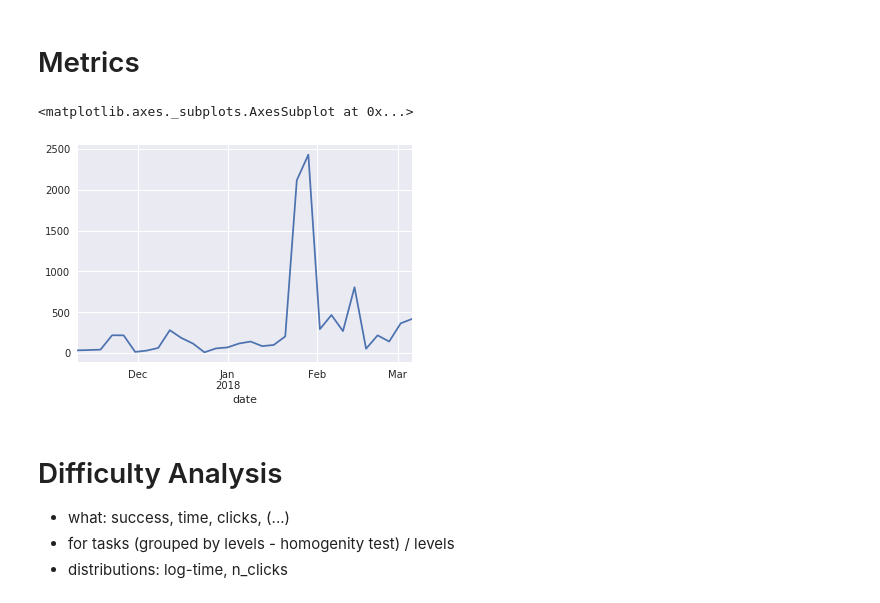
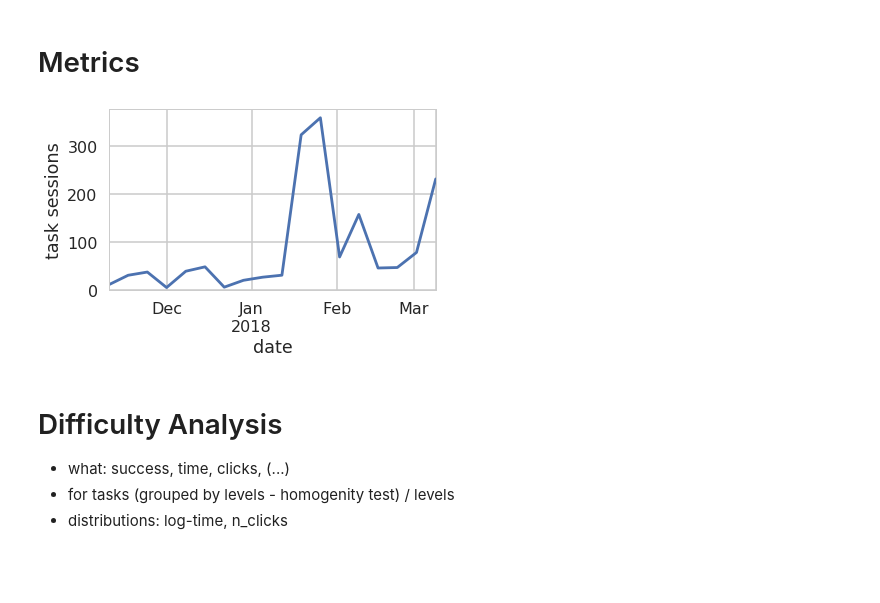
Before and after one commit to effa/flocs-thesis, a Jupyter notebook: analysis/descriptive-statistics.ipynb, the cells around one changed output. Saved outputs shown, nothing was run; the diff lists cells and outputs as text; code cells hidden in the pictures; blank space fills up the shorter version.

```diff
--- a/analysis/descriptive-statistics.ipynb
+++ b/analysis/descriptive-statistics.ipynb
@@ -131,11 +133,14 @@ metrics = pd.DataFrame(OrderedDict(
     solved_count=grouped_ts.solved.sum(),
 )).sort_index()
 metrics.index = pd.to_datetime(metrics.index)
-# %%
-metrics.solved_count.resample('4D').sum().plot()
-# %% [output]
-<matplotlib.axes._subplots.AxesSubplot at 0x...>
-[figure, removed]
+# %%
+ax = metrics.solved_count.resample('7D').mean().plot()
+ax.set_ylim(bottom=0)
+ax.set_ylabel('task sessions')
+plt.tight_layout()
+plt.savefig('../img/daily-task-sessions.pdf')
+# %% [output]
+[figure, added]
 # %% [markdown]
 # Difficulty Analysis
 
```
Also changed, not shown: parts of 12 cells of this notebook, 11 other files.
